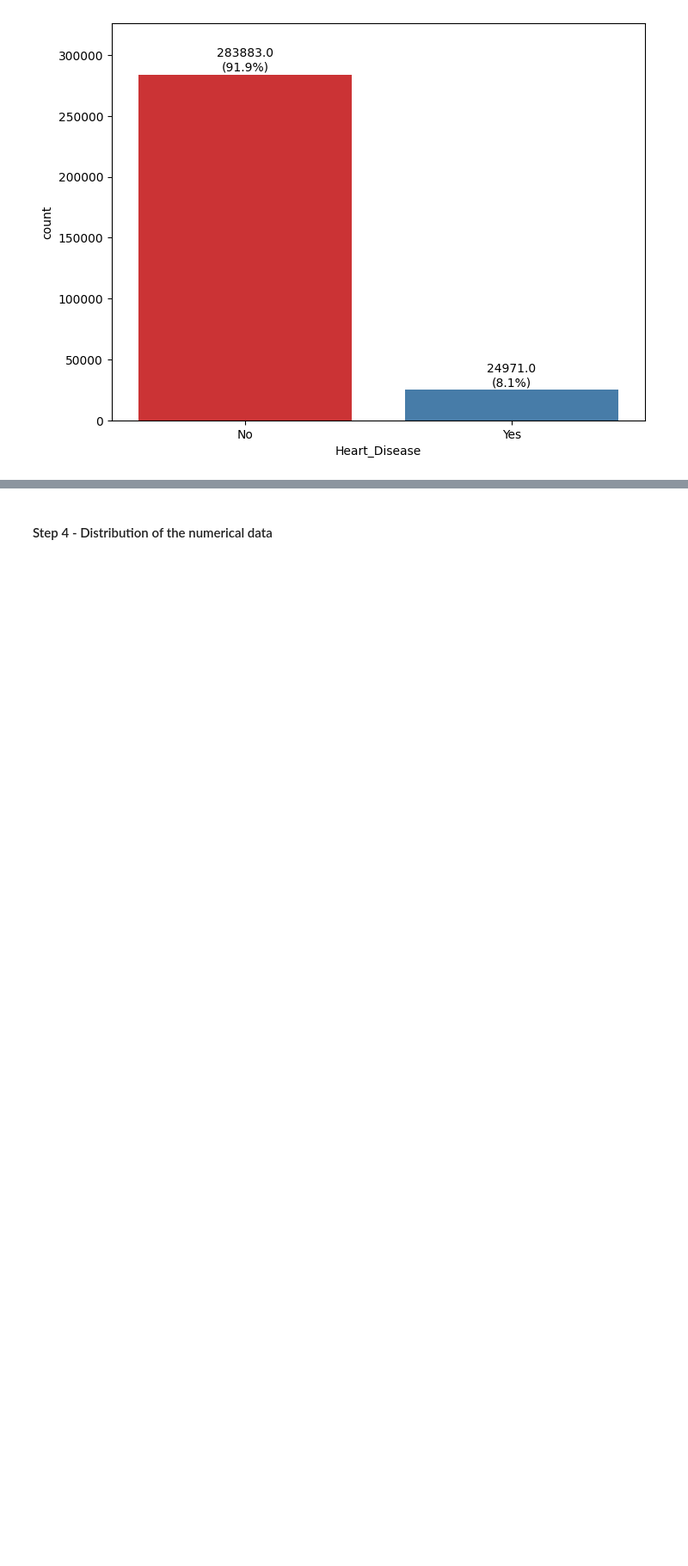
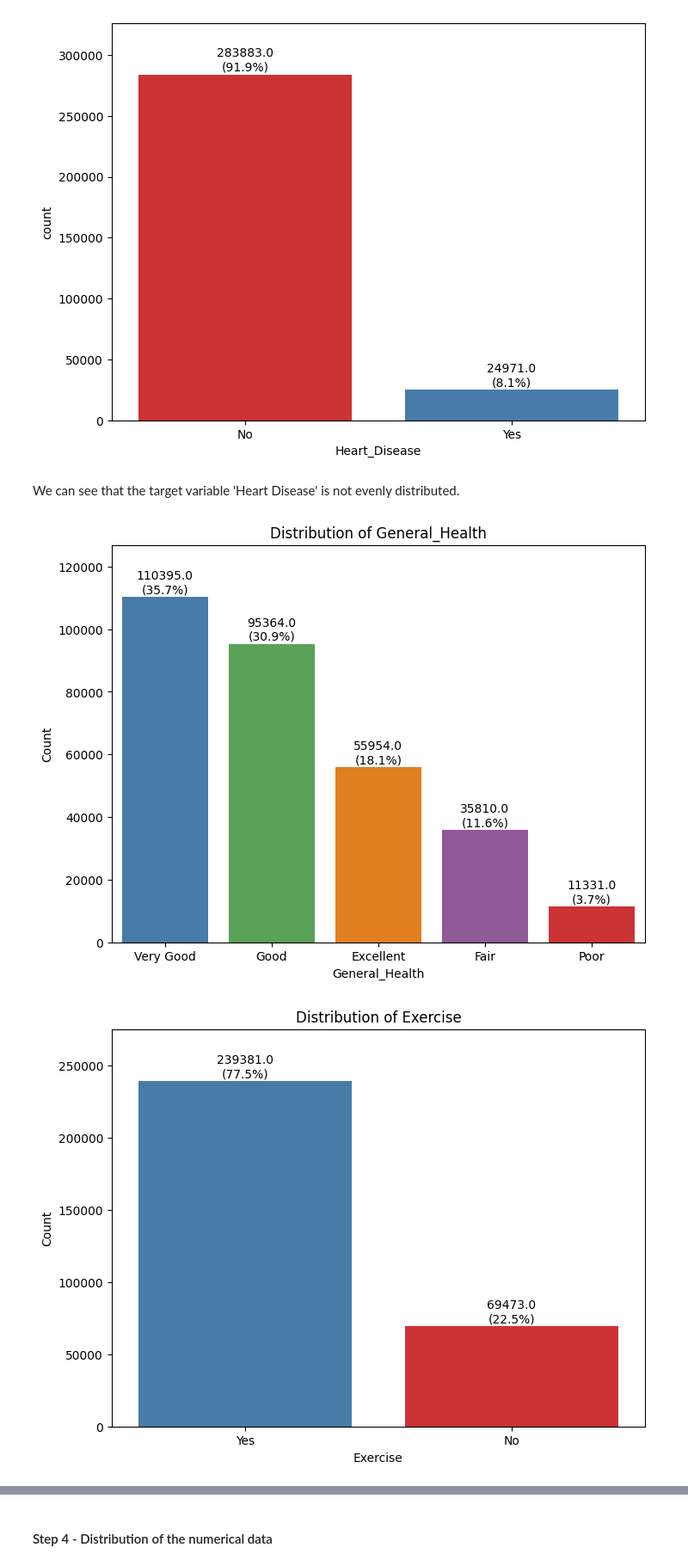
Before and after one commit to AnaLuna464/P.M3v1, a Jupyter notebook: eda.ipynb, the cells around one changed output, grey strips where cells are left out. Shown at 86% size. Cells and saved outputs as stored; diff of their text form; code cells hidden in the pictures; blank space fills up the shorter version.

Commit message:
Finished univariate analysis.
Finished univariate analysis for categorical columns.

```diff
--- a/eda.ipynb
+++ b/eda.ipynb
@@ -231,3 +231,49 @@ for p in plt.gca().patches:
 plt.show()
 # %% [output]
 [figure]
+# %% [markdown]
+We can see that the target variable 'Heart Disease' is not evenly distributed.
+# %%
+# Now let's take a look at the categorical columns.
+
+def plot_categorical_columns(df):
+    # Identify categorical columns and exclude specific columns. We will exclude the target variable and other columns that we'll check individually.
+    exclude_columns = ['Diabetes', 'Checkup', 'Age_Category', 'Heart_Disease']
+    categorical_columns = [col for col in df.select_dtypes(include=['object', 'category']).columns if col not in exclude_columns]
+
+    # We use the for command to iterate over each column and create a count plot
+    for column in categorical_columns:
+        # We set the figure size
+        plt.figure(figsize=(8, 6))
+
+        # For each column we create the count plot with sorted values
+        sorted_values = df[column].value_counts().index
+        sns.countplot(x=column, data=df, palette="Set1", hue=column, order=sorted_values)
+
+        # Same as before, we calculate the total number of entries
+        total = len(df)
+
+        # Adjust the y-axis limits to provide extra space for annotations
+        plt.ylim(0, df[column].value_counts().max() * 1.15)
+
+        # Here we set the annotations on top of each column to show the exact number of entries and percentage
+        for p in plt.gca().patches:
+            height = p.get_height()
+            percentage = f'{height / total * 100:.1f}%'
+            plt.gca().annotate(f'{height}\n({percentage})', (p.get_x() + p.get_width() / 2., height),
+                               ha='center', va='center', fontsize=10, color='black', xytext=(0, 12),
+                               textcoords='offset points')
+
+        # Set the title and labels
+        plt.title(f'Distribution of {column}')
+        plt.xlabel(column)
+        plt.ylabel('Count')
+
+        # Display the plot
+        plt.show()
+
+# Call the function to plot all categorical columns
+plot_categorical_columns(df)
+# %% [output]
+[figure, added]
+[figure, added]
```
Also changed, not shown: parts of 4 cells of this notebook.
